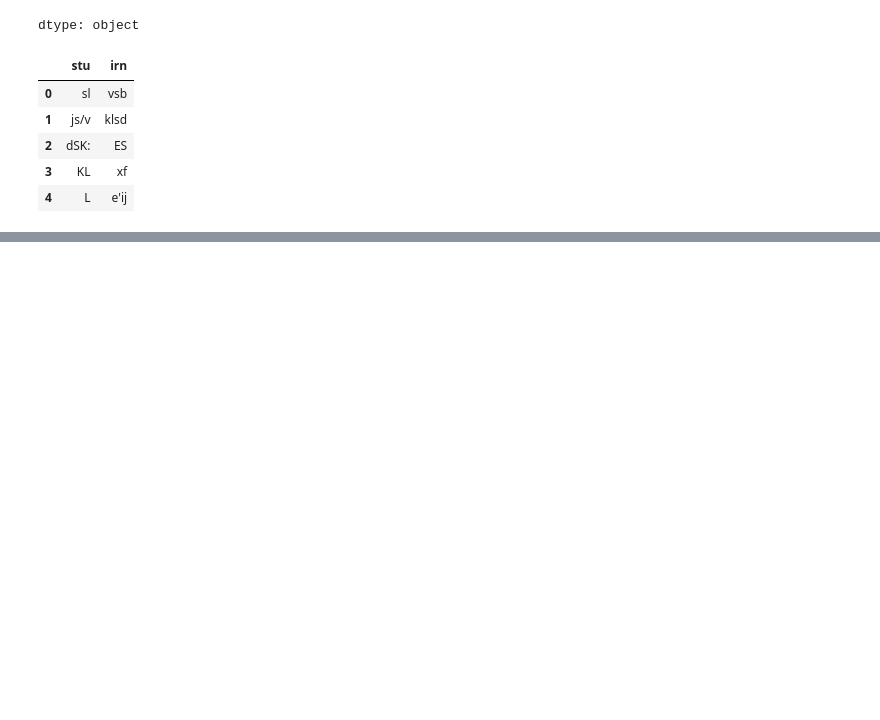
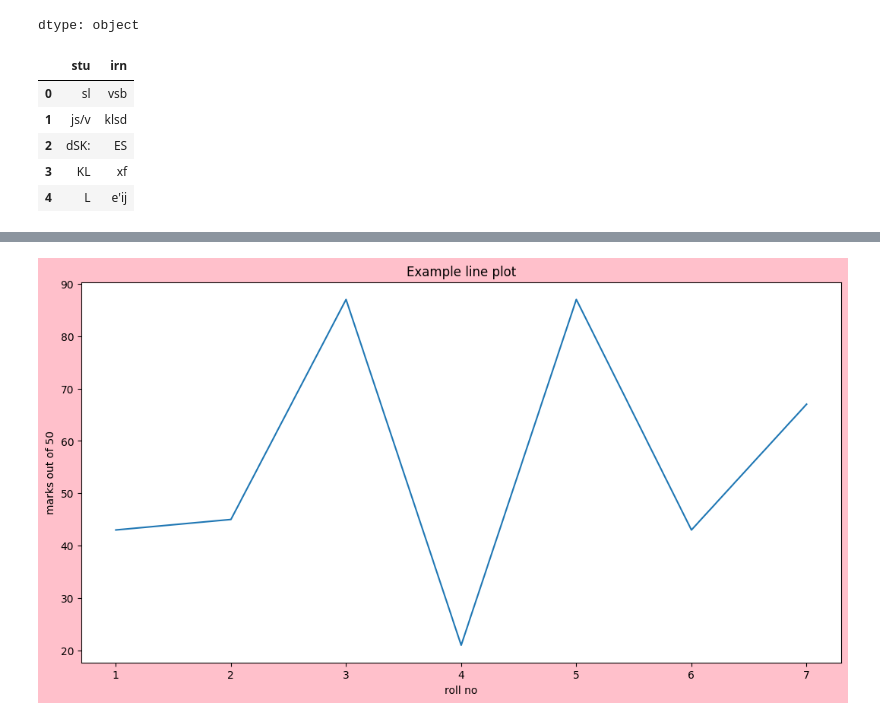
Before and after one commit to suryadwd/EXPRESSOR, a Jupyter notebook: Welcome_To_Colab.ipynb, the cells around one changed output, grey strips where cells are left out. Drawn from its saved outputs; the diff is of its cells as text; code cells hidden in the pictures; blank space fills up the shorter version.

```diff
--- a/Welcome_To_Colab.ipynb
+++ b/Welcome_To_Colab.ipynb
@@ -412,0 +427,10 @@ df[["stu","irn"]]
+# %%
+fig = plt.figure(figsize = (10,5), facecolor="pink",edgecolor = "b"  )
+ax = fig.add_axes([0,0,1,1])
+ax.set_title("Example line plot")
+ax.set_xlabel('roll no')
+ax.set_ylabel('marks out of 50')
+plt.plot([1,2,3,4,5,6,7],[43, 45,87,21,87,43,67])
+plt.show()
+# %% [output]
+[figure, added]
```
Also changed, not shown: parts of 14 cells of this notebook.
